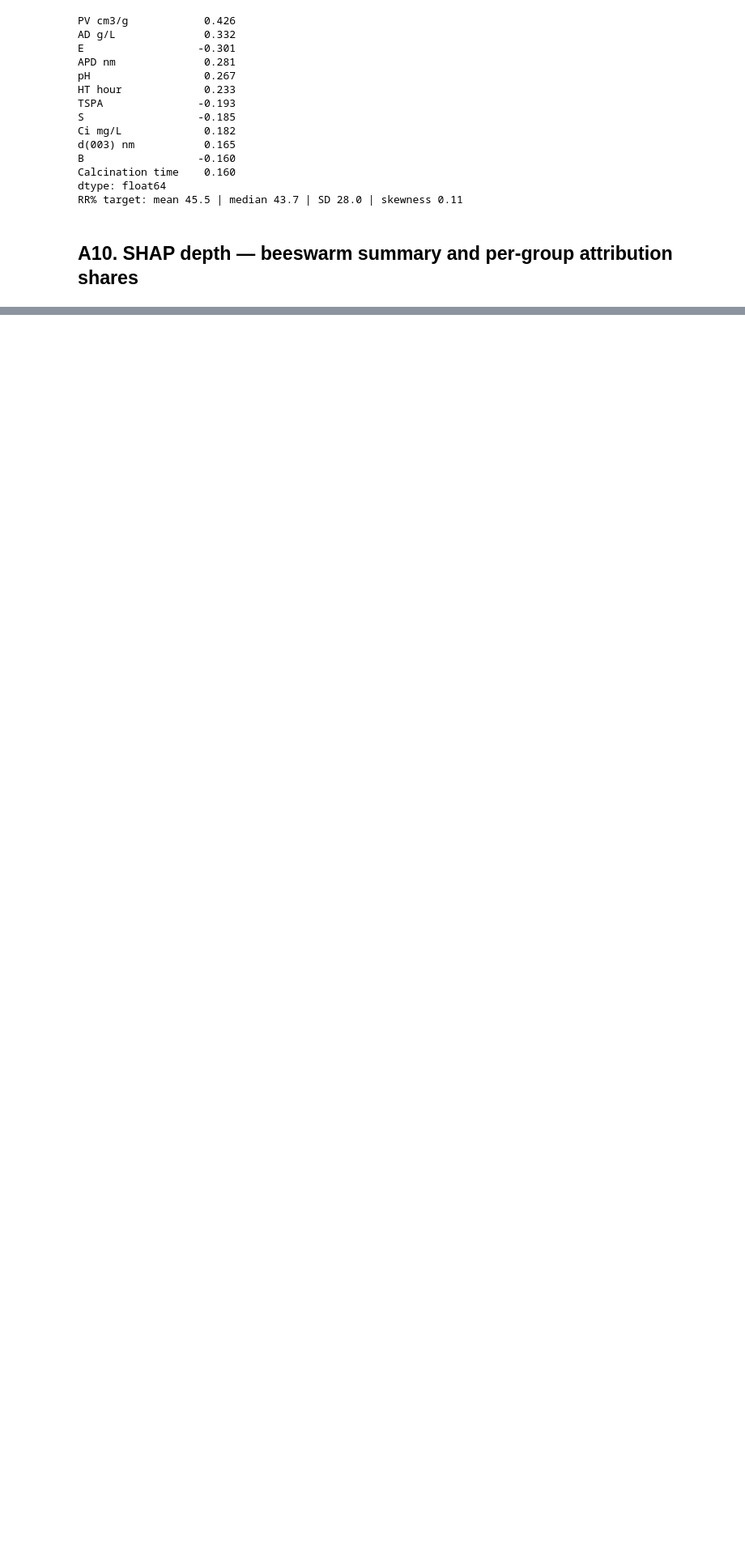
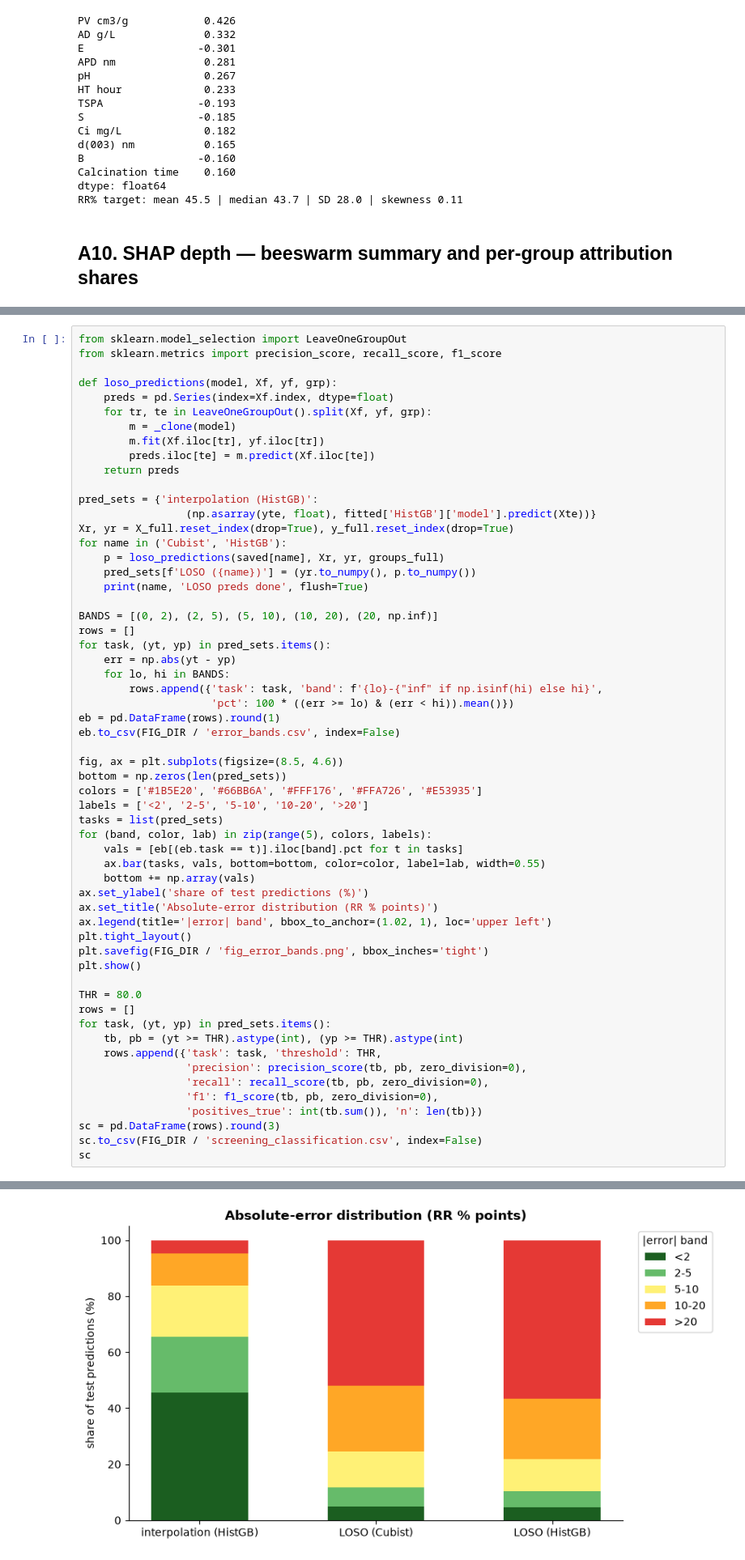
Before and after one commit to thanhtrunghuynh93/GreenX_BaoTien_project, a Jupyter notebook: notebooks/paper_depth_analysis.ipynb, the cells around one changed output, grey strips where cells are left out. Shown at 81% size. Drawn from its saved outputs; the diff is of its cells as text; blank space fills up the shorter version.

```diff
--- a/notebooks/paper_depth_analysis.ipynb
+++ b/notebooks/paper_depth_analysis.ipynb
@@ -467,0 +550,59 @@ dtype: float64
+# %%
+from sklearn.model_selection import LeaveOneGroupOut
+from sklearn.metrics import precision_score, recall_score, f1_score
+
+def loso_predictions(model, Xf, yf, grp):
+    preds = pd.Series(index=Xf.index, dtype=float)
+    for tr, te in LeaveOneGroupOut().split(Xf, yf, grp):
+        m = _clone(model)
+        m.fit(Xf.iloc[tr], yf.iloc[tr])
+        preds.iloc[te] = m.predict(Xf.iloc[te])
+    return preds
+
+pred_sets = {'interpolation (HistGB)':
+                 (np.asarray(yte, float), fitted['HistGB']['model'].predict(Xte))}
+Xr, yr = X_full.reset_index(drop=True), y_full.reset_index(drop=True)
+for name in ('Cubist', 'HistGB'):
+    p = loso_predictions(saved[name], Xr, yr, groups_full)
+    pred_sets[f'LOSO ({name})'] = (yr.to_numpy(), p.to_numpy())
+    print(name, 'LOSO preds done', flush=True)
+
+BANDS = [(0, 2), (2, 5), (5, 10), (10, 20), (20, np.inf)]
+rows = []
+for task, (yt, yp) in pred_sets.items():
+    err = np.abs(yt - yp)
+    for lo, hi in BANDS:
+        rows.append({'task': task, 'band': f'{lo}-{"inf" if np.isinf(hi) else hi}',
+                     'pct': 100 * ((err >= lo) & (err < hi)).mean()})
+eb = pd.DataFrame(rows).round(1)
+eb.to_csv(FIG_DIR / 'error_bands.csv', index=False)
+
+fig, ax = plt.subplots(figsize=(8.5, 4.6))
+bottom = np.zeros(len(pred_sets))
+colors = ['#1B5E20', '#66BB6A', '#FFF176', '#FFA726', '#E53935']
+labels = ['<2', '2-5', '5-10', '10-20', '>20']
+tasks = list(pred_sets)
+for (band, color, lab) in zip(range(5), colors, labels):
+    vals = [eb[(eb.task == t)].iloc[band].pct for t in tasks]
+    ax.bar(tasks, vals, bottom=bottom, color=color, label=lab, width=0.55)
+    bottom += np.array(vals)
+ax.set_ylabel('share of test predictions (%)')
+ax.set_title('Absolute-error distribution (RR % points)')
+ax.legend(title='|error| band', bbox_to_anchor=(1.02, 1), loc='upper left')
+plt.tight_layout()
+plt.savefig(FIG_DIR / 'fig_error_bands.png', bbox_inches='tight')
+plt.show()
+
+THR = 80.0
+rows = []
+for task, (yt, yp) in pred_sets.items():
+    tb, pb = (yt >= THR).astype(int), (yp >= THR).astype(int)
+    rows.append({'task': task, 'threshold': THR,
+                 'precision': precision_score(tb, pb, zero_division=0),
+                 'recall': recall_score(tb, pb, zero_division=0),
+                 'f1': f1_score(tb, pb, zero_division=0),
+                 'positives_true': int(tb.sum()), 'n': len(tb)})
+sc = pd.DataFrame(rows).round(3)
+sc.to_csv(FIG_DIR / 'screening_classification.csv', index=False)
+sc
+# %% [output]
@@ -467,0 +611 @@ dtype: float64
+[figure, added]
```
Also changed, not shown: parts of 10 cells of this notebook, 13 other files.
